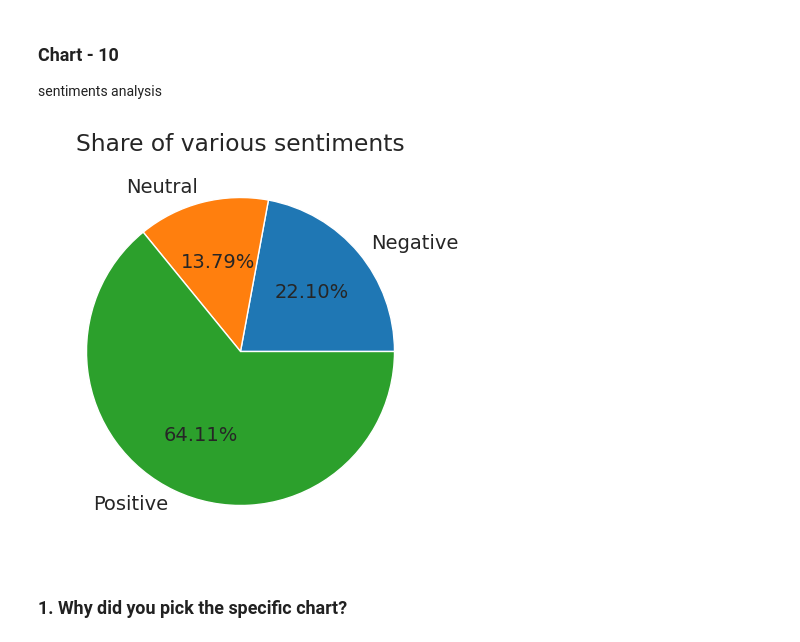
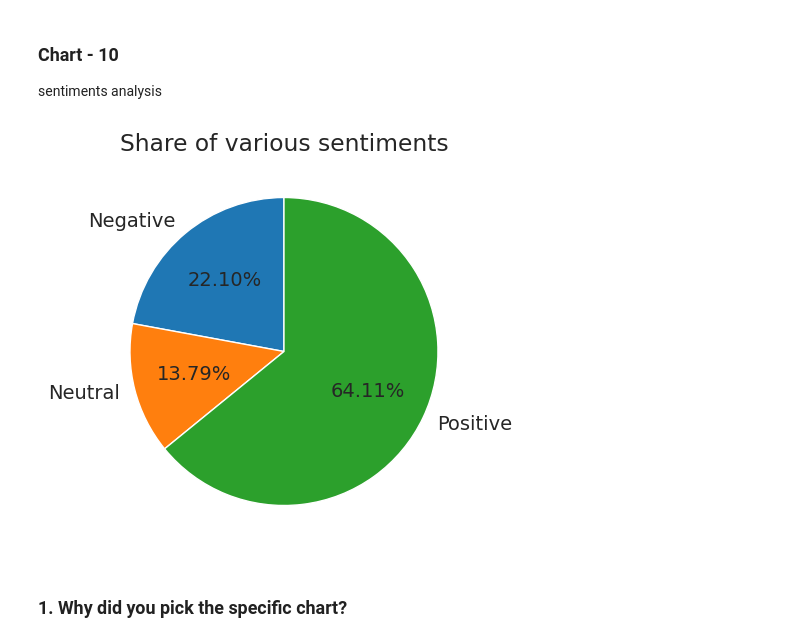
Before and after one commit to azizdafi/playstore-EDA, a Jupyter notebook: Final_Draft_Playstore_App_EDA_Submission_Sayed_Aziz1.ipynb, the cells around one changed output. Cells and saved outputs as stored; diff of their text form; code cells hidden in the pictures.

```diff
--- a/Final_Draft_Playstore_App_EDA_Submission_Sayed_Aziz1.ipynb
+++ b/Final_Draft_Playstore_App_EDA_Submission_Sayed_Aziz1.ipynb
@@ -810,23 +810,23 @@ sentiments analysis
 # %%
 # Chart - 10 visualization code
 
 #importing the user Reviews CSV as user_df
 user_df = pd.read_csv(dir_path + 'User Reviews.csv')
 
 # grouping and plotting sentinments
 sentiment_group = user_df.groupby('Sentiment')
 s = sentiment_group['Sentiment'].count()
 #setting plot size
 plt.figure(figsize=(5,5))
 
 # plotting pie
-plt.pie(s, labels = s.index,  startangle = 0,autopct='%1.2f%%')
+plt.pie(s, labels = s.index,  startangle = 90,autopct='%1.2f%%')
 
 #Describing details for the plots
 plt.title('Share of various sentiments')
 plt.show()
 # %% [output]
-[figure, old version]
+[figure, new version]
 # %% [markdown]
 ### 1. Why did you pick the specific chart?
 # %% [markdown]
```
Also changed, not shown: parts of 19 cells of this notebook.
